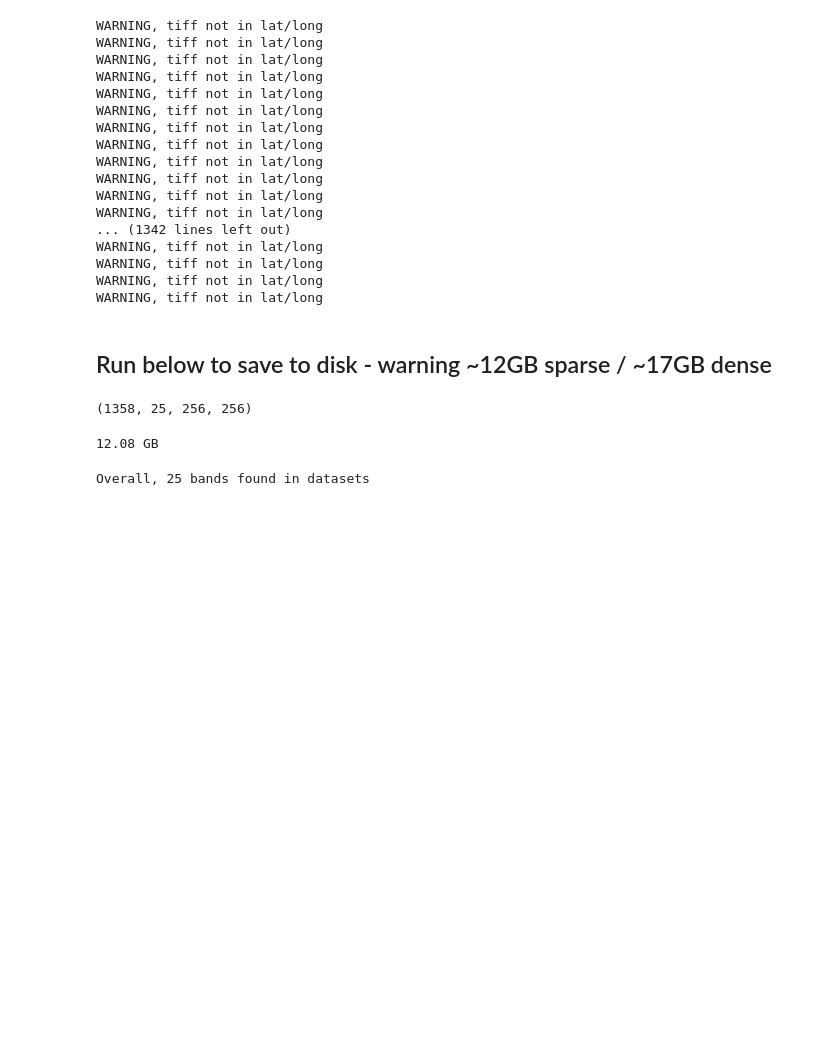
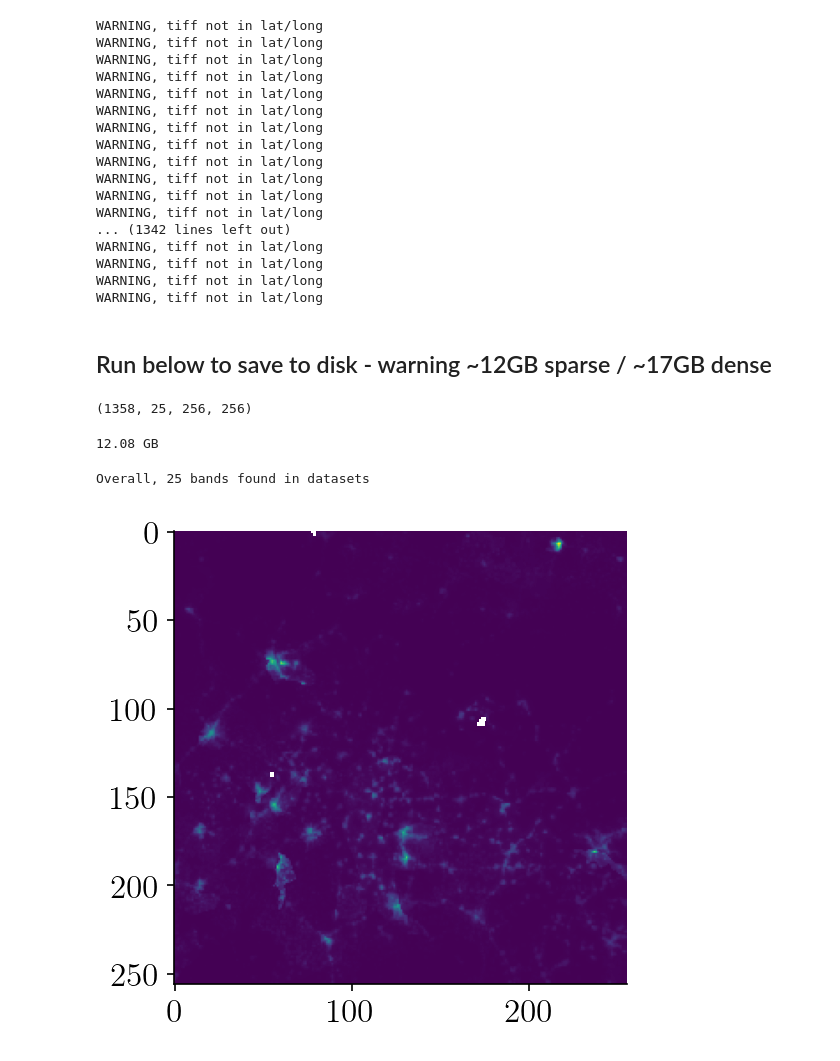
Before and after one commit to DSSGxUK/s22_savethechildren, a Jupyter notebook: notebooks/JF_baseline.ipynb, the cells around one changed output. Saved outputs shown, nothing was run; the diff lists cells and outputs as text; code cells hidden in the pictures; blank space fills up the shorter version.

```diff
--- a/notebooks/JF_baseline.ipynb
+++ b/notebooks/JF_baseline.ipynb
@@ -363,3 +363,10 @@ nga_df = pd.read_csv("/Users/johnf/Downloads/raw_low_res_dssg/clean/nga.csv")
 all_ims = tiff_to_ims("/Users/johnf/Downloads/raw_low_res_dssg/",nga_df.hex_code.values)
 # %% [output]
 Overall, 25 bands found in datasets
+# %%
+random_im = np.random.randint(0,len(all_ims))
+random_band = np.random.randint(0,25)
+plt.imshow(all_ims[random_im,random_band])
+plt.show()
+# %% [output]
+[figure, added]
```
Also changed, not shown: 1 other file.
